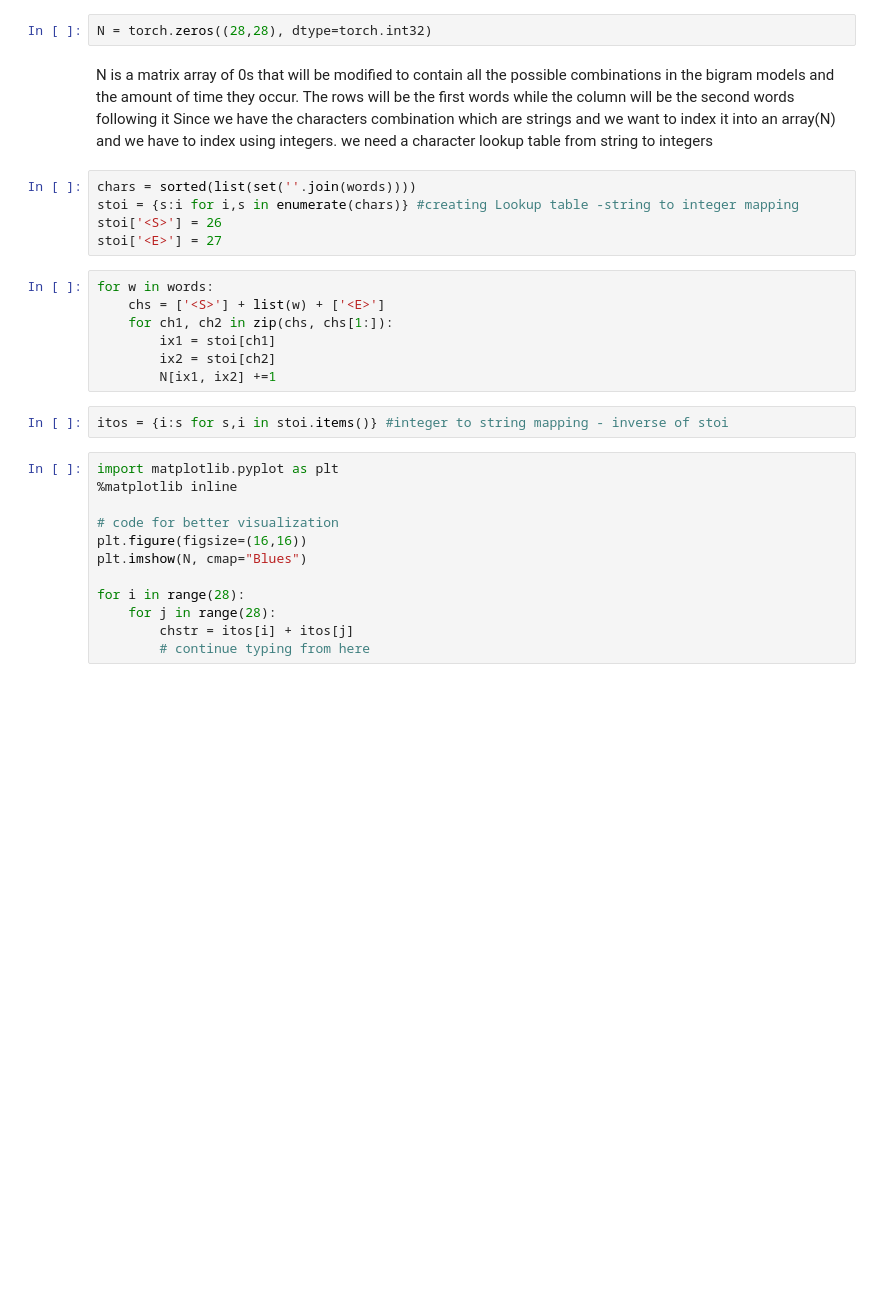
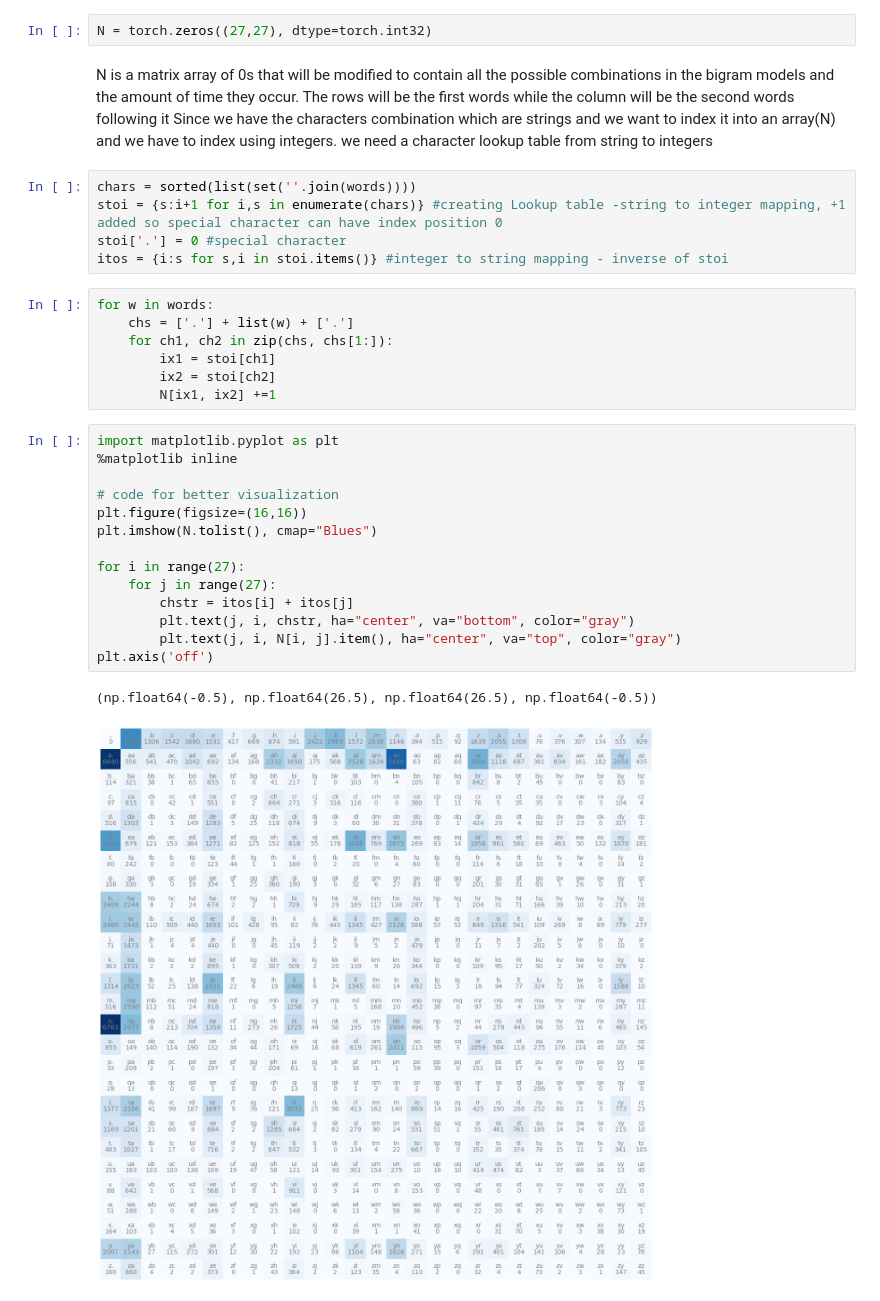
Before and after one commit to Iamfavur/intro-to-language-modeling, a Jupyter notebook: main.ipynb, the cells around one changed output. Saved outputs shown, nothing was run; the diff lists cells and outputs as text; blank space fills up the shorter version.

```diff
--- a/main.ipynb
+++ b/main.ipynb
@@ -65,34 +65,37 @@ sorted(b.items(), key = lambda kv: -kv[1]) # sorting the bigrams by their count
 # %%
 import torch
 # %%
-N = torch.zeros((28,28), dtype=torch.int32)
+N = torch.zeros((27,27), dtype=torch.int32)
 # %% [markdown]
 N is a matrix array of 0s that will be modified to contain all the possible combinations in the bigram models and the amount of time they occur. The rows will be the first words while the column will be the second words following it
 Since we have the characters combination which are strings and we want to index it into an array(N) and we have to index using integers. we need a character lookup table from string to integers
 # %%
 chars = sorted(list(set(''.join(words))))
-stoi = {s:i for i,s in enumerate(chars)} #creating Lookup table -string to integer mapping
-stoi['<S>'] = 26
-stoi['<E>'] = 27
+stoi = {s:i+1 for i,s in enumerate(chars)} #creating Lookup table -string to integer mapping, +1 added so special character can have index position 0
+stoi['.'] = 0 #special character
+itos = {i:s for s,i in stoi.items()} #integer to string mapping - inverse of stoi
 # %%
 for w in words:
-    chs = ['<S>'] + list(w) + ['<E>']
+    chs = ['.'] + list(w) + ['.']
     for ch1, ch2 in zip(chs, chs[1:]):
         ix1 = stoi[ch1]
         ix2 = stoi[ch2]
         N[ix1, ix2] +=1
-# %%
-itos = {i:s for s,i in stoi.items()} #integer to string mapping - inverse of stoi
 # %%
 import matplotlib.pyplot as plt
 %matplotlib inline
 
 # code for better visualization
 plt.figure(figsize=(16,16))
-plt.imshow(N, cmap="Blues")
+plt.imshow(N.tolist(), cmap="Blues")
 
-for i in range(28):
-    for j in range(28):
+for i in range(27):
+    for j in range(27):
         chstr = itos[i] + itos[j]
-        # continue typing from here
+        plt.text(j, i, chstr, ha="center", va="bottom", color="gray")
+        plt.text(j, i, N[i, j].item(), ha="center", va="top", color="gray")
+plt.axis('off')
+# %% [output]
+(np.float64(-0.5), np.float64(26.5), np.float64(26.5), np.float64(-0.5))
+[figure, added]
 # %%
```
Also changed, not shown: parts of 7 cells of this notebook.
